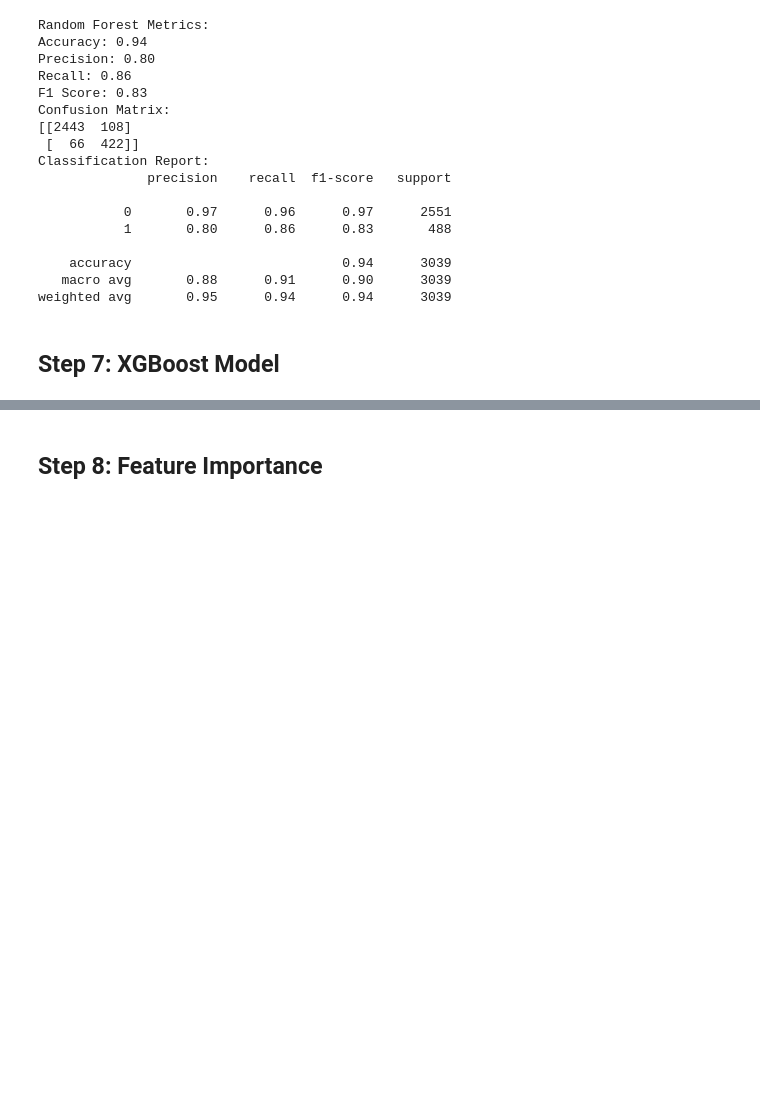
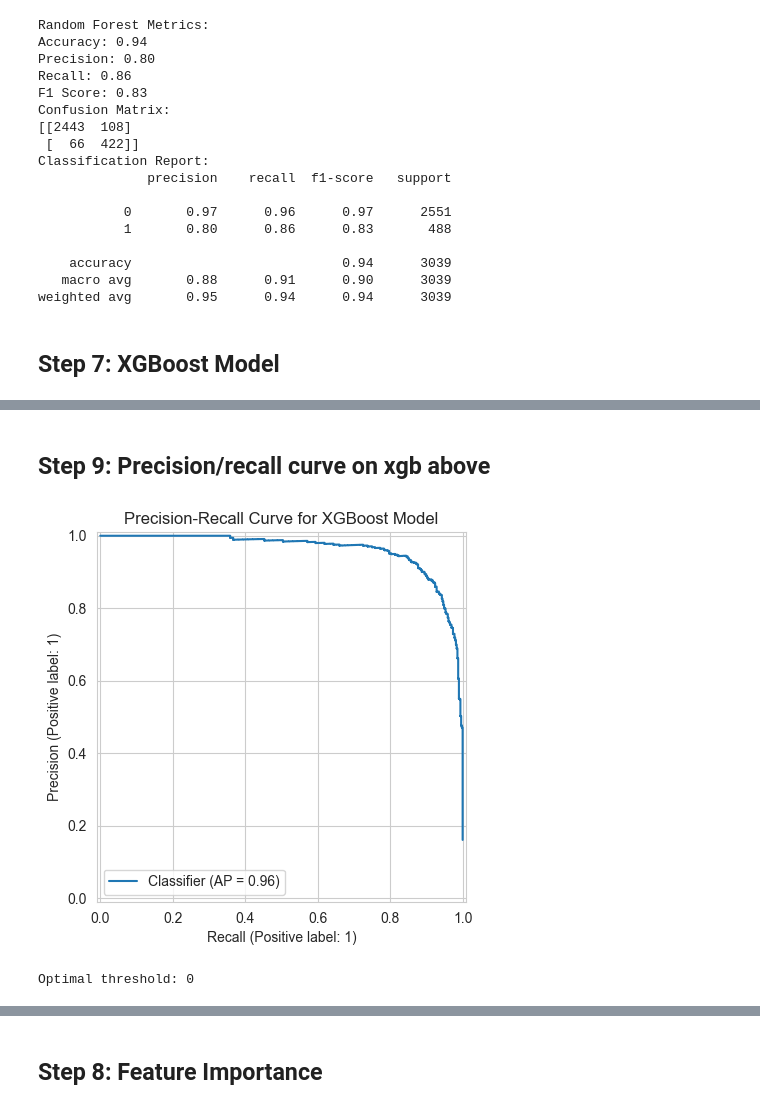
Before and after one commit to Zeegeuze/churn_prediction, a Jupyter notebook: personal_maps/petra/churn_prediction_final._urson.ipynb, the cells around one changed output, grey strips where cells are left out. Saved outputs shown, nothing was run; the diff lists cells and outputs as text; code cells hidden in the pictures; blank space fills up the shorter version.

```diff
--- a/personal_maps/petra/churn_prediction_final._urson.ipynb
+++ b/personal_maps/petra/churn_prediction_final._urson.ipynb
@@ -250,0 +275,38 @@ print("Classification Report:", classification_report(y_test, y_pred_xgb))
+# %% [markdown]
+## **Step 9: Precision/recall curve** on xgb above
+# %%
+import matplotlib.pyplot as plt
+from sklearn.metrics import RocCurveDisplay
+
+# Ensure the model is fitted
+xgb_model.fit(X_train_res, y_train_res)
+
+# Generate the ROC curve
+#y_pred_proba = xgb_model.predict_proba(X_test)[:, 1]
+#xgb_disp = RocCurveDisplay.from_predictions(y_test, y_pred_proba)
+#plt.title("ROC Curve for XGBoost Model")
+#plt.show()
+
+# Generate the Precision-Recall curve
+from sklearn.metrics import PrecisionRecallDisplay
+pr_disp = PrecisionRecallDisplay.from_predictions(y_test, y_pred_proba)
+
+# Add title and display the plot
+plt.title("Precision-Recall Curve for XGBoost Model")
+plt.show()
+# %% [output]
+[figure, added]
+# %%
+# Find the threshold for recall ≥ 0.9 and precision ≥ 0.5
+optimal_threshold = None
+for p, r, t in zip(precision, recall, thresholds):
+    if r >= 0.94 and p >= 0.1:
+        optimal_threshold = t
+        break
+
+if optimal_threshold is not None:
+    print(f"Optimal threshold: {optimal_threshold}")
+else:
+    print("No threshold found that satisfies the conditions.")
+# %% [output]
+Optimal threshold: 0
```
Also changed, not shown: parts of 10 cells of this notebook.
